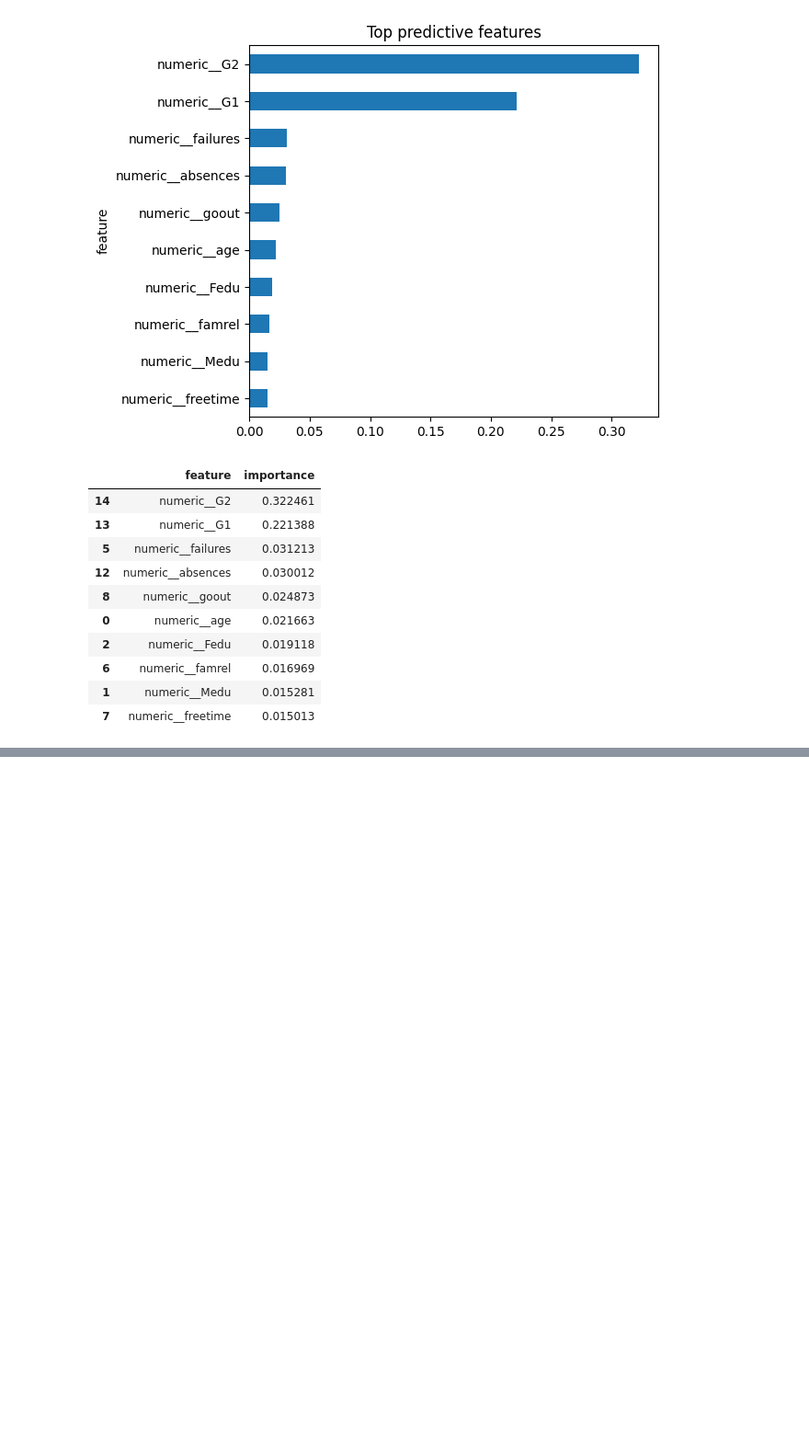
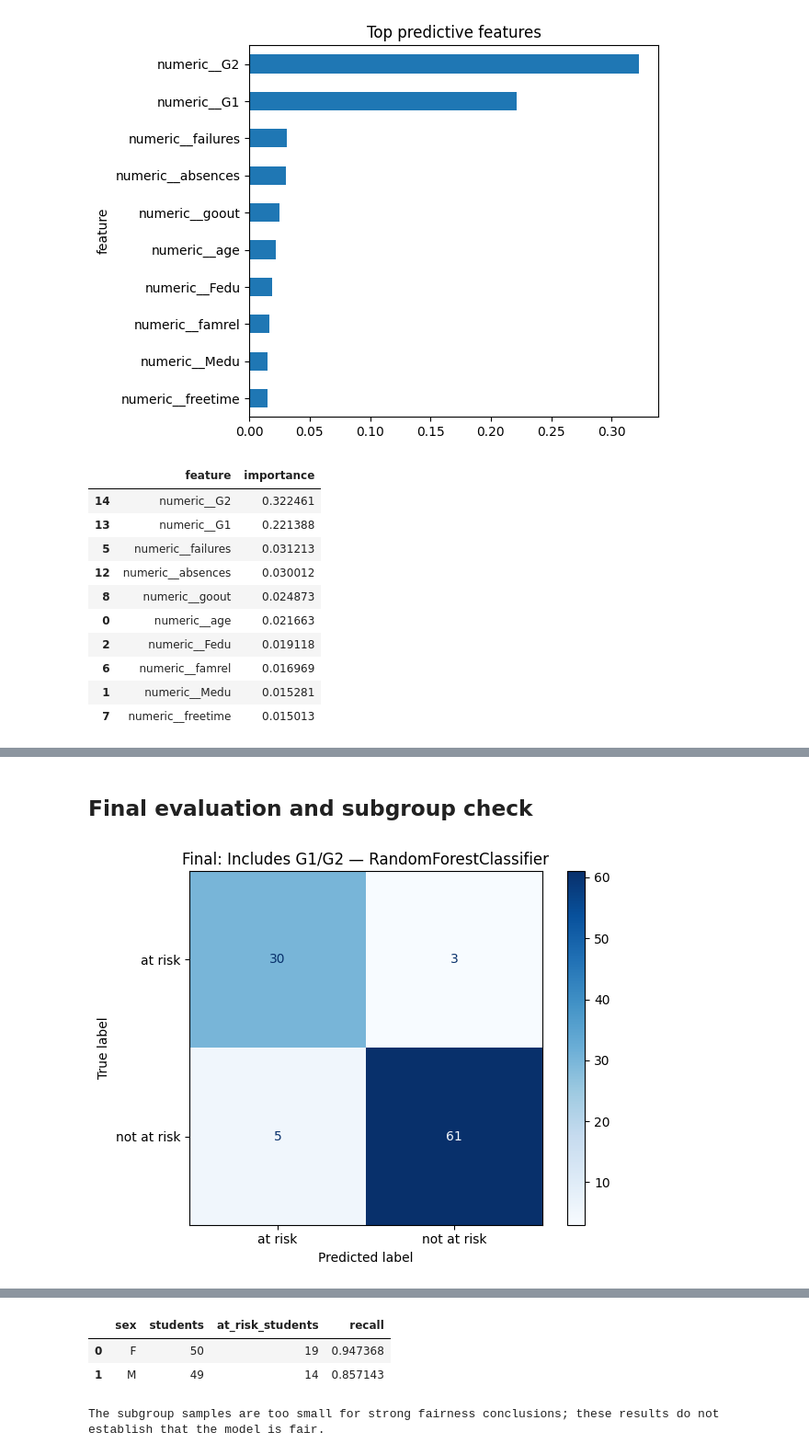
Before and after one commit to bklcross/CSCA_5522_Project, a Jupyter notebook: student_risk_project.ipynb, the cells around one changed output, grey strips where cells are left out. Shown at 92% size. Saved outputs shown, nothing was run; the diff lists cells and outputs as text; code cells hidden in the pictures; blank space fills up the shorter version.

Commit message:
Complete final student risk analysis

```diff
--- a/student_risk_project.ipynb
+++ b/student_risk_project.ipynb
@@ -263,0 +267,15 @@ The issues with this analysis include a small data set, limited population, sens
+# %%
+def build_pipeline(X, model):
+    numeric = X.select_dtypes(include="number").columns
+    categorical = X.select_dtypes(exclude="number").columns
+    preprocessor = ColumnTransformer([
+        ("numeric", make_pipeline(SimpleImputer(strategy="median"), StandardScaler()), numeric),
+        ("categorical", make_pipeline(
+            SimpleImputer(strategy="most_frequent"),
+            OneHotEncoder(handle_unknown="ignore", sparse_output=False),
+        ), categorical),
+    ])
+    return make_pipeline(preprocessor, clone(model))
+
+cv = StratifiedKFold(n_splits=5, shuffle=True, random_state=RANDOM_STATE)
+cv
@@ -263,0 +362,58 @@ The issues with this analysis include a small data set, limited population, sens
+# %% [markdown]
+## Final evaluation and subgroup check
+# %%
+baseline = results[results["model"] == "Baseline (majority)"].iloc[0]
+baseline_row = {
+    "feature_set": "Baseline comparison",
+    "model": baseline["model"],
+    "accuracy": baseline["accuracy"],
+    "precision": baseline["precision"],
+    "recall": baseline["recall"],
+    "f1": baseline["f1"],
+    "cv_recall_mean": np.nan,
+    "cv_recall_std": np.nan,
+}
+final_rows = [baseline_row]
+for row in tuning_rows:
+    cv_row = cv_results[cv_results["feature_set"] == row["feature_set"]].iloc[0]
+    final_rows.append({
+        "feature_set": row["feature_set"],
+        "model": row["model"],
+        "accuracy": row["accuracy"],
+        "precision": row["precision"],
+        "recall": row["recall"],
+        "f1": row["f1"],
+        "cv_recall_mean": cv_row["recall_mean"],
+        "cv_recall_std": cv_row["recall_std"],
+    })
+final_results = pd.DataFrame(final_rows)
+final_results.to_csv(OUTPUT_DIR / "final_model_results.csv", index=False)
+
+best_final = tuning_results.sort_values(["recall", "f1"], ascending=False).iloc[0]
+final_pipeline, X_test, y_test, prediction = tuned[best_final["feature_set"]]
+ConfusionMatrixDisplay.from_predictions(
+    y_test, prediction, labels=[1, 0],
+    display_labels=["at risk", "not at risk"], cmap="Blues"
+)
+plt.title(f"Final: {best_final['feature_set']} — {best_final['model']}")
+plt.tight_layout()
+plt.savefig(OUTPUT_DIR / "final_confusion_matrix.png", dpi=150)
+plt.show()
+
+subgroup_rows = []
+test_sex = df.loc[X_test.index, "sex"]
+for sex in sorted(test_sex.unique()):
+    mask = test_sex == sex
+    subgroup_rows.append({
+        "sex": sex,
+        "students": int(mask.sum()),
+        "at_risk_students": int(y_test[mask].sum()),
+        "recall": recall_score(y_test[mask], prediction[mask], zero_division=0),
+    })
+subgroup_results = pd.DataFrame(subgroup_rows)
+subgroup_results.to_csv(OUTPUT_DIR / "subgroup_results.csv", index=False)
+display(final_results)
+display(subgroup_results)
+print("The subgroup samples are too small for strong fairness conclusions; these results do not establish that the model is fair.")
+# %% [output]
+[figure, added]
@@ -263,0 +424,4 @@ The issues with this analysis include a small data set, limited population, sens
+|  | sex | students | at_risk_students | recall |
+| 0 | F | 50 | 19 | 0.947368 |
+| 1 | M | 49 | 14 | 0.857143 |
+The subgroup samples are too small for strong fairness conclusions; these results do not establish that the model is fair.
```
Also changed, not shown: parts of 13 cells of this notebook, 1 other file.
